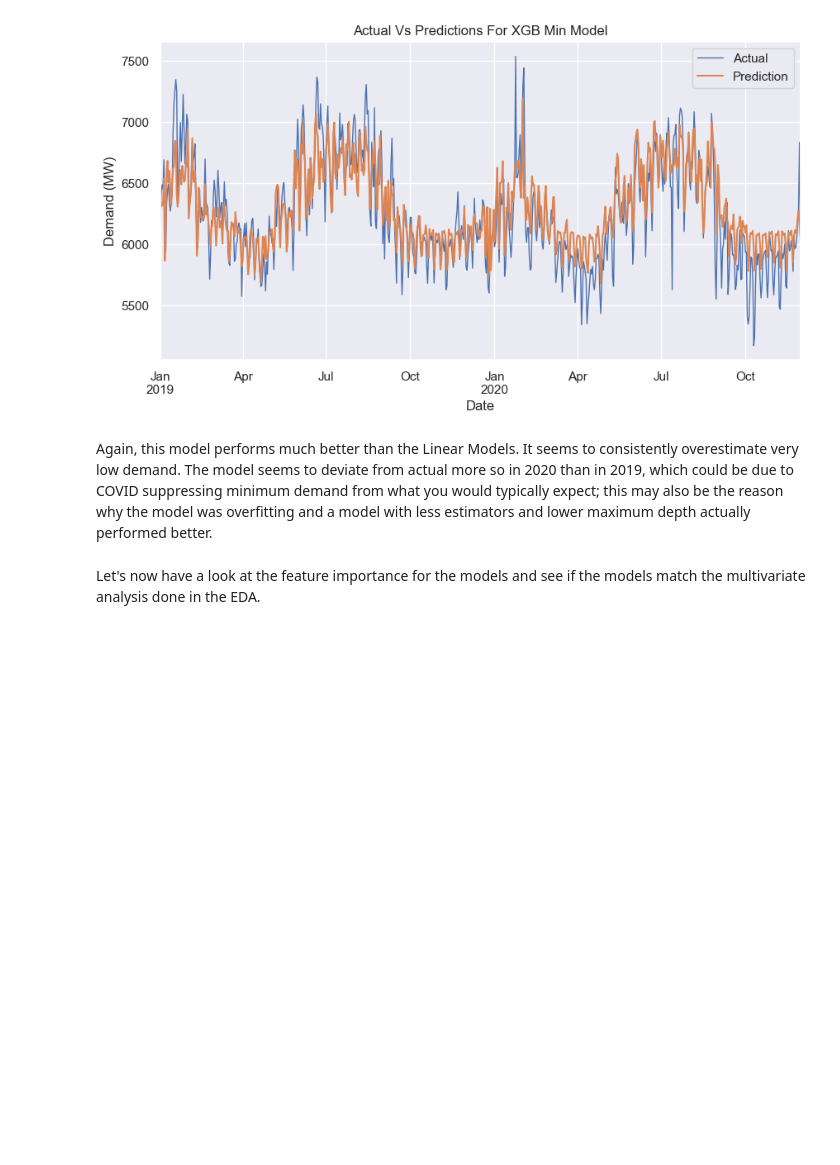
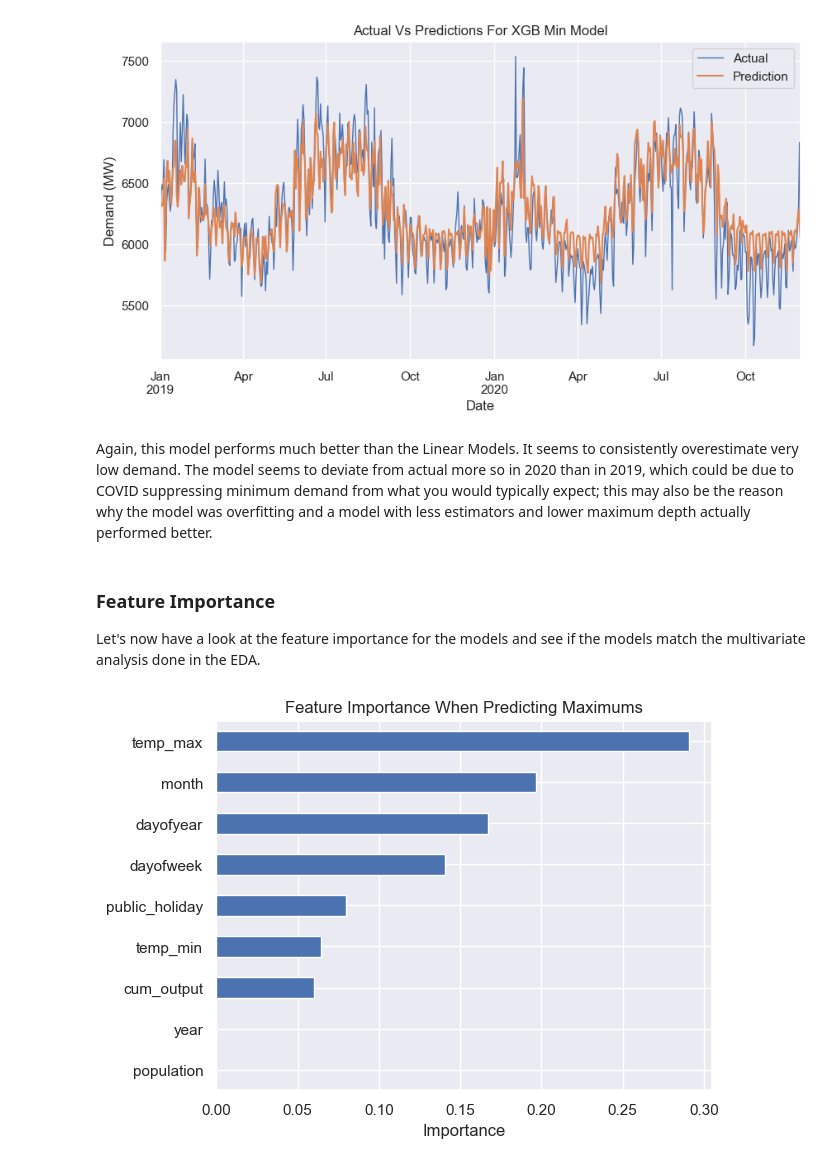
Before and after one commit to dmc-au/Team-A---Impacts-of-Household-PV-on-Grid-Demand, a Jupyter notebook: src/modelling_final.ipynb, the cells around one changed output. Saved outputs shown, nothing was run; the diff lists cells and outputs as text; code cells hidden in the pictures; blank space fills up the shorter version.

Commit message:
dropping in modelling
modelling stuff to main

```diff
--- a/src/modelling_final.ipynb
+++ b/src/modelling_final.ipynb
@@ -660,4 +665,15 @@ plt.savefig('../images/modelling/xgb-min-actualvpred.png')
 # %% [markdown]
 Again, this model performs much better than the Linear Models. It seems to consistently overestimate very low demand. The model seems to deviate from actual more so in 2020 than in 2019, which could be due to COVID suppressing minimum demand from what you would typically expect; this may also be the reason why the model was overfitting and a model with less estimators and lower maximum depth actually performed better.
 # %% [markdown]
+### Feature Importance
 Let's now have a look at the feature importance for the models and see if the models match the multivariate analysis done in the EDA.
+# %%
+# Get model feature importance and plot
+fi_max = pd.DataFrame(data=reg_max.feature_importances_,
+                      index=reg_max.feature_names_in_,
+                      columns=['importance'])
+ax = fi_max.sort_values('importance').plot(kind='barh', title='Feature Importance When Predicting Maximums', legend=False)
+plt.xlabel('Importance')
+plt.savefig('../images/modelling/fi-xgb-max.png')
+# %% [output]
+[figure, added]
```
Also changed, not shown: parts of 39 cells of this notebook, 8 other files.
